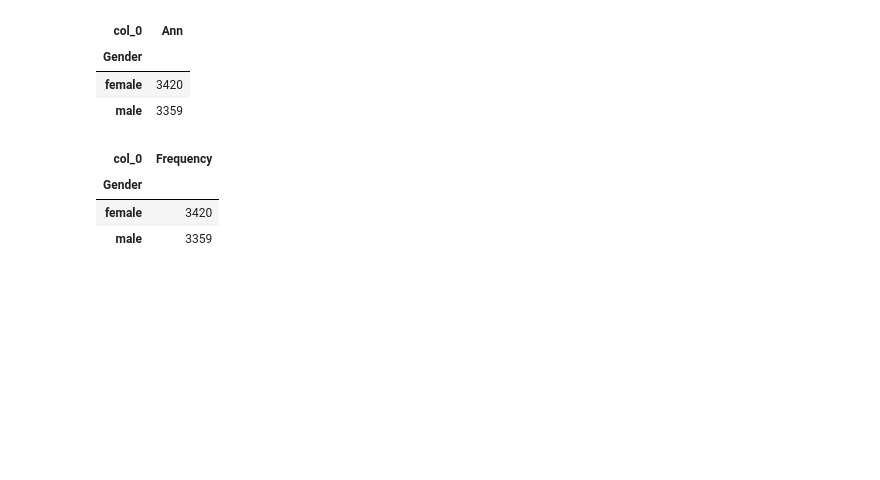
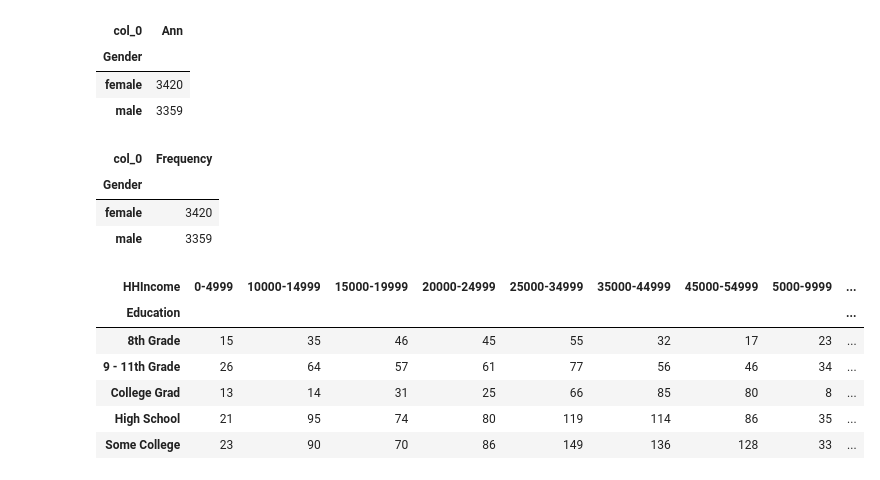
Before and after one commit to awnginga/Engage-Project, a Jupyter notebook: Engage_Practicals.ipynb, the cells around one changed output. Saved outputs shown, nothing was run; the diff lists cells and outputs as text; code cells hidden in the pictures; blank space fills up the shorter version.

```diff
--- a/Engage_Practicals.ipynb
+++ b/Engage_Practicals.ipynb
@@ -103,3 +103,14 @@ freq_table
 | Gender |  |
 | female | 3420 |
 | male | 3359 |
+# %%
+freq_table=pd.crosstab(df['Education'],df['HHIncome'])
+freq_table
+# %% [output]
+| HHIncome | 0-4999 | 10000-14999 | 15000-19999 | 20000-24999 | 25000-34999 | 35000-44999 | 45000-54999 | 5000-9999 | ... |
+| Education |  |  |  |  |  |  |  |  | ... |
+| 8th Grade | 15 | 35 | 46 | 45 | 55 | 32 | 17 | 23 | ... |
+| 9 - 11th Grade | 26 | 64 | 57 | 61 | 77 | 56 | 46 | 34 | ... |
+| College Grad | 13 | 14 | 31 | 25 | 66 | 85 | 80 | 8 | ... |
+| High School | 21 | 95 | 74 | 80 | 119 | 114 | 86 | 35 | ... |
+| Some College | 23 | 90 | 70 | 86 | 149 | 136 | 128 | 33 | ... |
```
Also changed, not shown: parts of 3 cells of this notebook.
